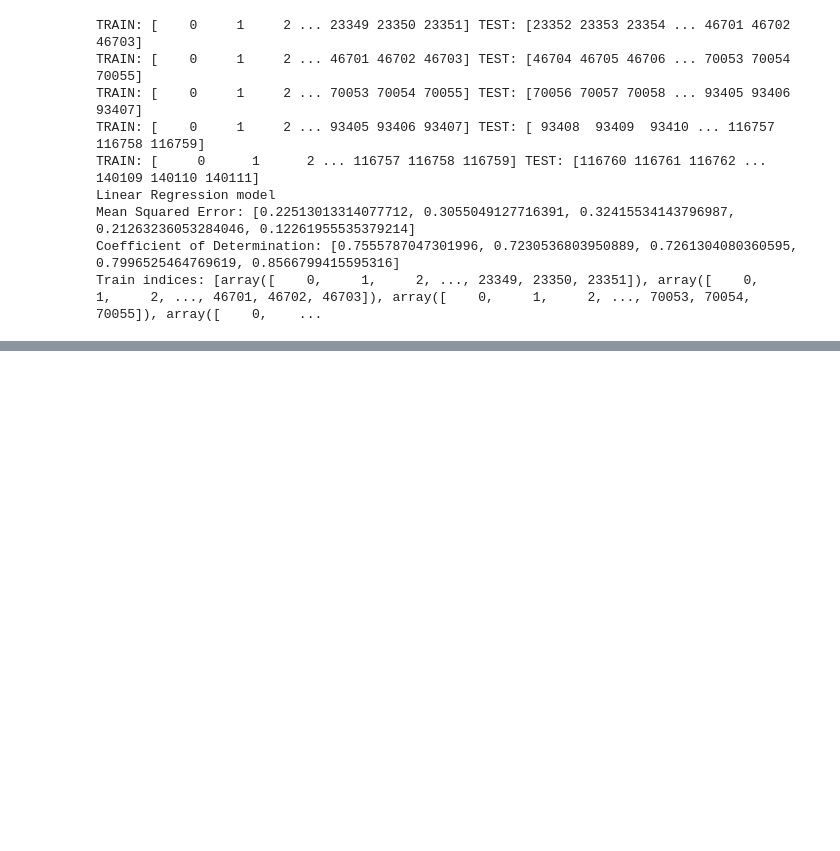
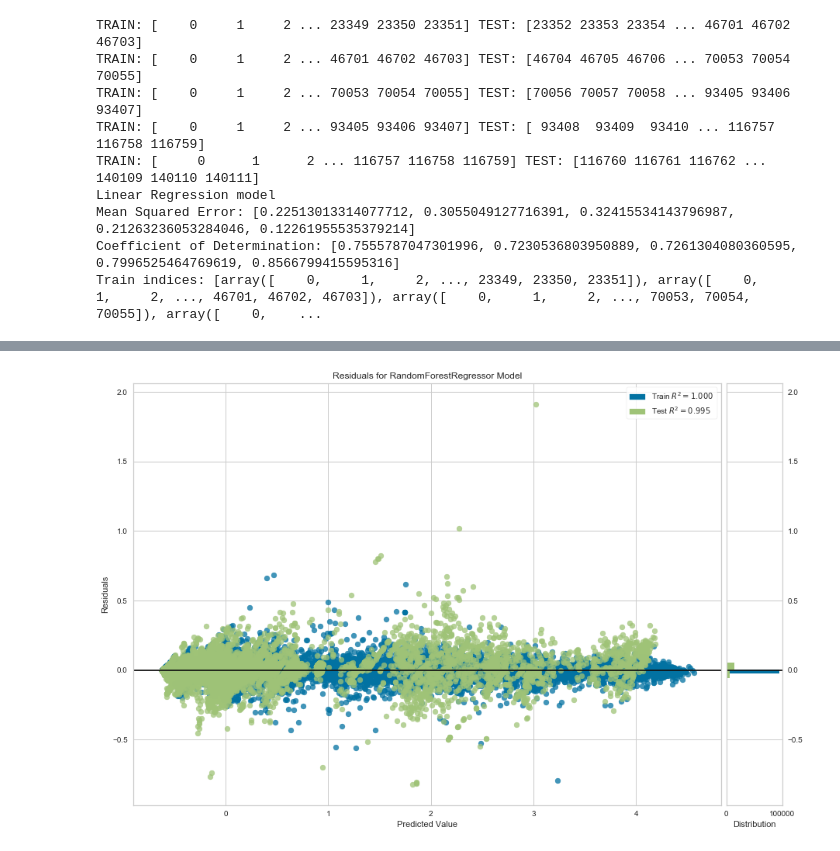
Before and after one commit to fagan2888/EnergyScience, a Jupyter notebook: model-evaluation-Seattle.ipynb, the cells around one changed output, grey strips where cells are left out. Cells and saved outputs as stored; diff of their text form; code cells hidden in the pictures; blank space fills up the shorter version.

```diff
--- a/model-evaluation-Seattle.ipynb
+++ b/model-evaluation-Seattle.ipynb
@@ -416,0 +442,13 @@ Train indices: [array([    0,     1,     2, ..., 23349, 23350, 23351]), array([
+# %%
+from sklearn.svm import SVR
+from yellowbrick.regressor import ResidualsPlot
+
+# Instantiate the linear model and visualizer
+model = RandomForestRegressor()
+visualizer = ResidualsPlot(model, size=(1080, 720))
+
+visualizer.fit(X_train, y_train)  # Fit the training data to the visualizer
+visualizer.score(X_test, y_test)  # Evaluate the model on the test data
+visualizer.poof()                 # Draw/show/poof the data
+# %% [output]
+[figure, added]
```
Also changed, not shown: parts of 3 cells of this notebook, 1 other file.
